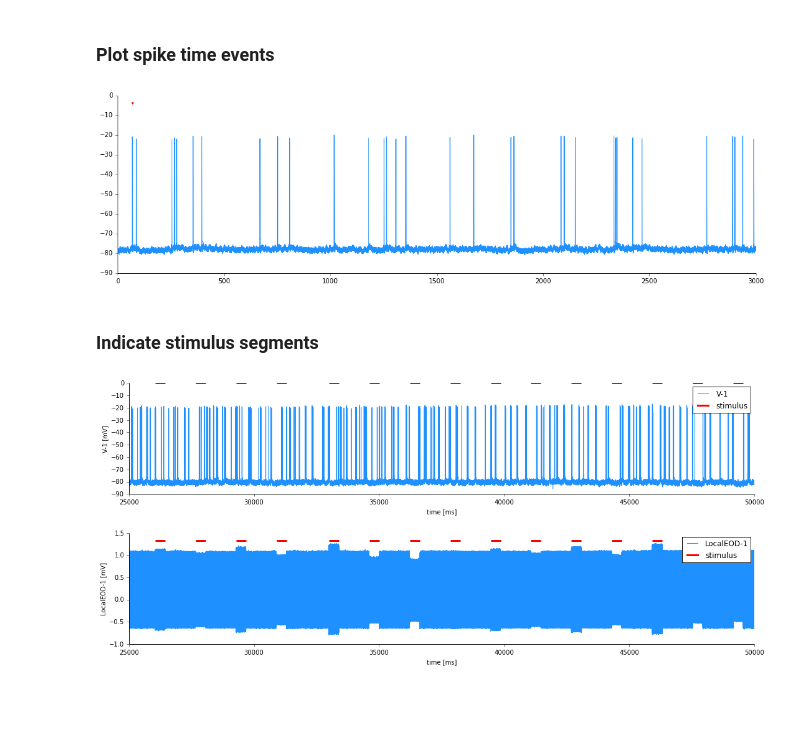
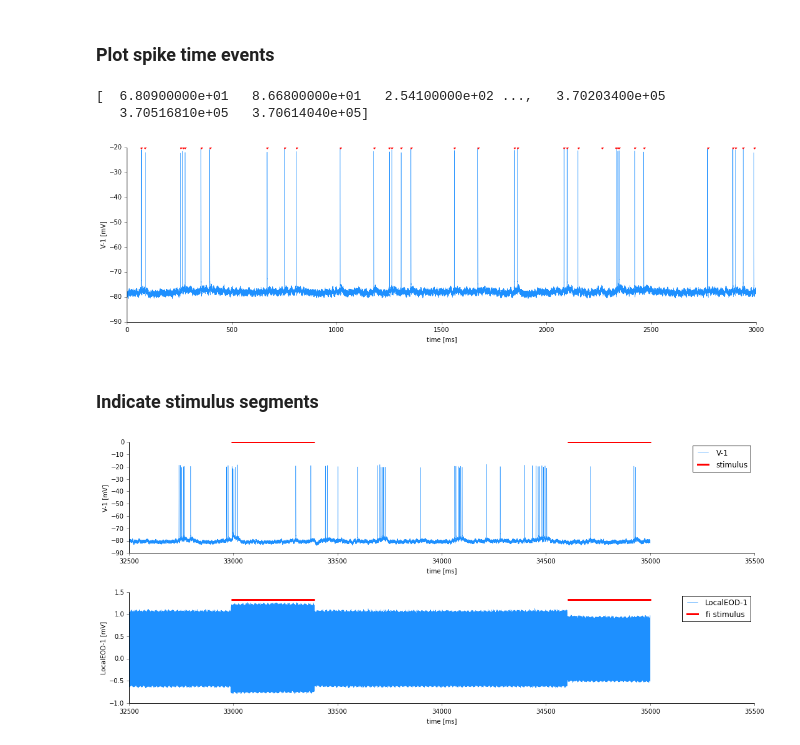
Before and after one commit to G-Node/nix-demo, a Jupyter notebook: relacs_demo.ipynb, the cells around one changed output. Drawn from its saved outputs; the diff is of its cells as text; code cells hidden in the pictures; blank space fills up the shorter version.

Commit message:
relace_demo: fixed plots chose better sections for stimulus tags

```diff
--- a/relacs_demo.ipynb
+++ b/relacs_demo.ipynb
@@ -188,29 +191,33 @@ plt.show()
 # %%
 # get the data from nix file
 voltage = [da for da in nix_file.blocks[0].data_arrays if da.name == "V-1"][0]
 spike_times = [da for da in nix_file.blocks[0].data_arrays if da.name == "spike times"][0]
 sampling_interval = voltage.dimensions[0].sampling_interval
 time_axis = np.arange(len(voltage))*sampling_interval
-
+print(spike_times[:])
 # plot data
-min_time, max_time = 0, 3000
+min_time, max_time = 0., 3.
 fig = plt.figure(facecolor='white', figsize=(18.,5))
 
 ax = fig.add_subplot(111)
 ax.tick_params(direction='out')
 ax.spines['top'].set_color('none')
 ax.spines['right'].set_color('none')
 ax.xaxis.set_ticks_position('bottom')
 ax.yaxis.set_ticks_position('left')
-ax.plot(time_axis[np.all((time_axis >= min_time, time_axis <= max_time), axis=0)],
-        voltage[:][np.all((time_axis >= min_time, time_axis <= max_time), axis=0)],
-        color='dodgerblue', label=voltage.name)
-ax.plot(spike_times[:][np.all((spike_times >= min_time, spike_times <= max_time), axis=0)],
-        np.ones_like(spike_times[:][np.all((spike_times >= min_time, spike_times <= max_time), axis=0)])*0.8*np.max(voltage),
+ax.plot(time_axis[np.all((time_axis >= (min_time*1000), time_axis <= (max_time*1000)), axis=0)],
+        voltage[:][np.all((time_axis >= (min_time*1000), time_axis <= (max_time*1000)), axis=0)],
+        lw=0.5, color='dodgerblue', label=voltage.name)
+time_slice = spike_times[:][np.all((spike_times[:] >= min_time*1000, spike_times[:] <= max_time*1000), axis=0)]
+ax.plot(time_slice, np.ones_like(time_slice)*-20,
         color='red', lw=0, marker='.', label=spike_times.name)
+ax.set_xlabel(voltage.dimensions[0].label + ' [' + voltage.dimensions[0].unit + ']')
+ax.set_ylabel(voltage.label + ' [' + voltage.unit + ']')
 plt.show()
 # %% [output]
+[  6.80900000e+01   8.66800000e+01   2.54100000e+02 ...,   3.70203400e+05
+   3.70516810e+05   3.70614040e+05]
-[figure, old version]
+[figure, new version]
 # %% [markdown]
 ### Indicate stimulus segments
 # %%
@@ -220,9 +227,12 @@ local_eod = [da for da in nix_file.blocks[0].data_arrays if da.name == "LocalEOD
 stim_times = [da for da in nix_file.blocks[0].data_arrays if da.name == "FICurve start positions"][0]
 stim_extents = [da for da in nix_file.blocks[0].data_arrays if da.name == "FICurve extents"][0]
 
-# get time axis
+# get time axis, and cut the data
 sampling_interval = voltage.dimensions[0].sampling_interval
 time_axis = np.arange(len(voltage))*sampling_interval
+min_time, max_time = 32.5, 35.
+stim_positions = stim_times[:][np.all((stim_times[:] > min_time, stim_times[:] < max_time), axis=0)]*1000
+stim_extents = stim_extents[:][np.all((stim_times[:] > min_time, stim_times[:] < max_time), axis=0)]*1000
 
 # plot data
 fig = plt.figure(facecolor='white', figsize=(18.,7.5))
@@ -233,9 +243,8 @@ ax.spines['top'].set_color('none')
 ax.spines['right'].set_color('none')
 ax.xaxis.set_ticks_position('bottom')
 ax.yaxis.set_ticks_position('left')
-ax.plot(time_axis[2500000:5000000], voltage[2500000:5000000], color='dodgerblue', label=voltage.name)
-stim_positions = stim_times[:][np.all((stim_times[:] > 24.5, stim_times[:] < 50.0), axis=0)]*1000
-stim_extents = stim_extents[:][np.all((stim_times[:] > 24.5, stim_times[:] < 50.0), axis=0)]*1000
+ax.plot(time_axis[(min_time*100000):(max_time*100000)], voltage[:][(min_time*100000):(max_time*100000)], lw=0.5,
+        color='dodgerblue', label=voltage.name)
 ax.hlines(np.zeros_like(stim_positions), stim_positions, stim_positions+stim_extents, color='red',
           lw=3., label='stimulus')
 ax.set_xlabel(voltage.dimensions[0].label + ' [' + voltage.dimensions[0].unit + ']')
@@ -248,15 +257,16 @@ ax.spines['top'].set_color('none')
 ax.spines['right'].set_color('none')
 ax.xaxis.set_ticks_position('bottom')
 ax.yaxis.set_ticks_position('left')
-ax.plot(time_axis[2500000:5000000], local_eod[2500000:5000000], color='dodgerblue', label=local_eod.name)
+ax.plot(time_axis[min_time*100000:max_time*100000], local_eod[:][min_time*100000:max_time*100000], lw=0.5,
+        color='dodgerblue', label=local_eod.name, zorder=0)
 ax.hlines(np.ones_like(stim_positions)*np.max(local_eod), stim_positions, stim_positions+stim_extents, color='red',
-          lw=3., label='stimulus')
+          lw=3., label='fi stimulus',zorder=1)
 ax.set_xlabel(local_eod.dimensions[0].label + ' [' + local_eod.dimensions[0].unit + ']')
 ax.set_ylabel(local_eod.label + ' [' + local_eod.unit + ']')
 fig.subplots_adjust(hspace=0.35, wspace=0.15)
 ax.legend()
 plt.show()
 # %% [output]
-[figure, old version]
+[figure, new version]
 # %%
  nix_file.close()
```
Also changed, not shown: parts of 3 cells of this notebook.
